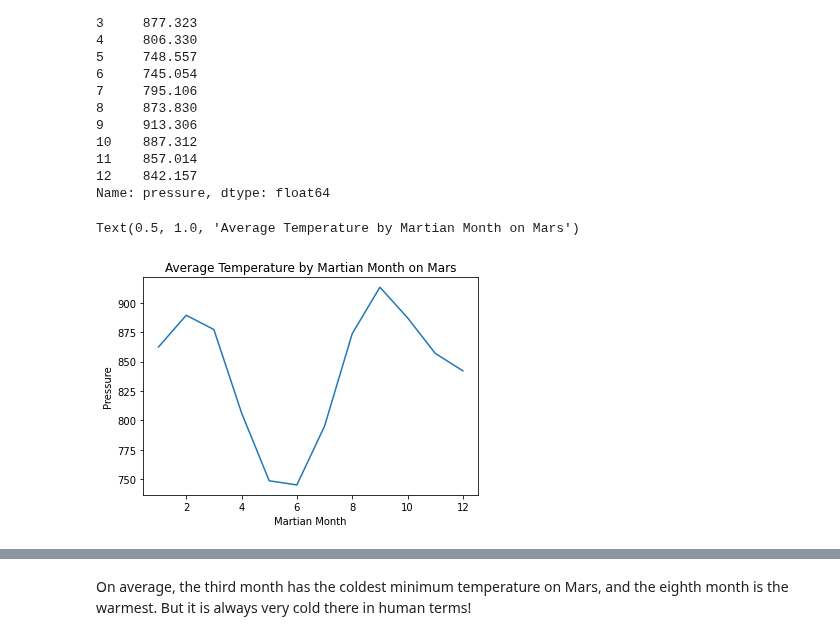
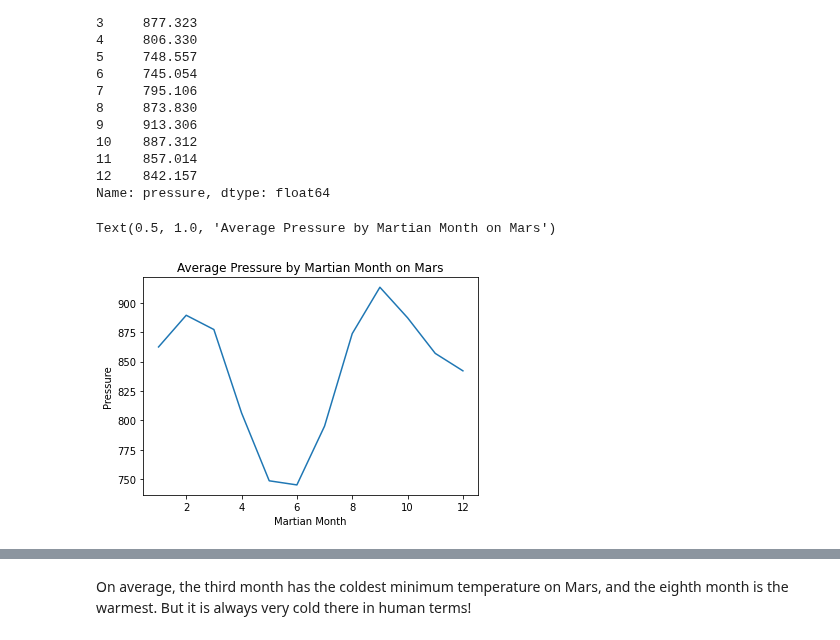
Before and after one commit to cxnoii/mars_weather_data, a Jupyter notebook: part_2_mars_weather.ipynb, the cells around one changed output, grey strips where cells are left out. Cells and saved outputs as stored; diff of their text form; code cells hidden in the pictures.

```diff
--- a/part_2_mars_weather.ipynb
+++ b/part_2_mars_weather.ipynb
@@ -233,11 +252,11 @@ Name: pressure, dtype: float64
 # %%
 # Plot the average pressure by month
 plt.plot(avg_pressure)
 plt.xlabel('Martian Month')
 plt.ylabel('Pressure')
-plt.title('Average Temperature by Martian Month on Mars')
+plt.title('Average Pressure by Martian Month on Mars')
 # %% [output]
-Text(0.5, 1.0, 'Average Temperature by Martian Month on Mars')
+Text(0.5, 1.0, 'Average Pressure by Martian Month on Mars')
-[figure, old version]
+[figure, new version]
 # %%
 # 5. How many terrestrial (earth) days are there in a Martian year?
```
Also changed, not shown: parts of 7 cells of this notebook.
